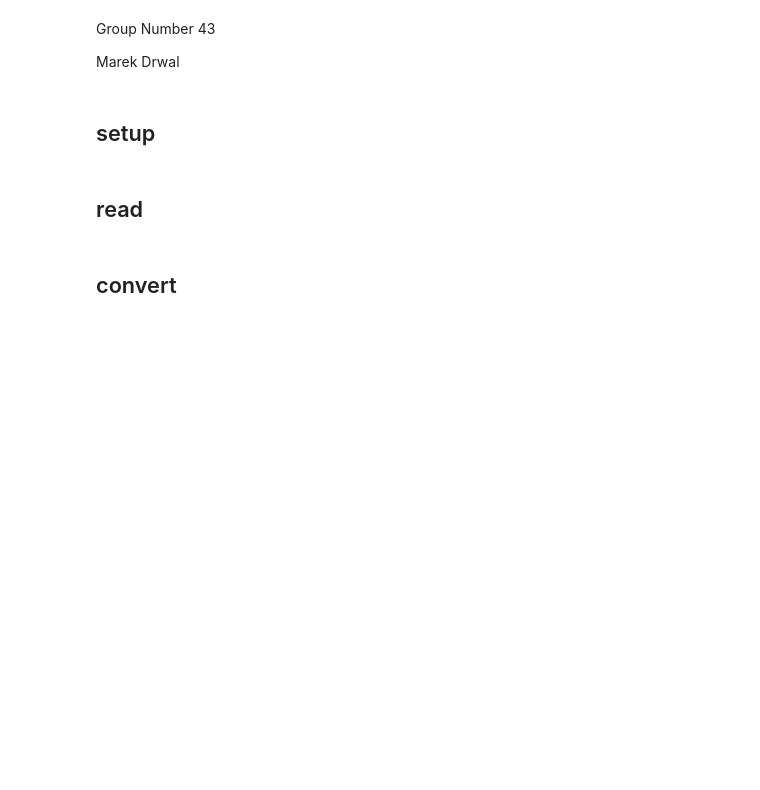
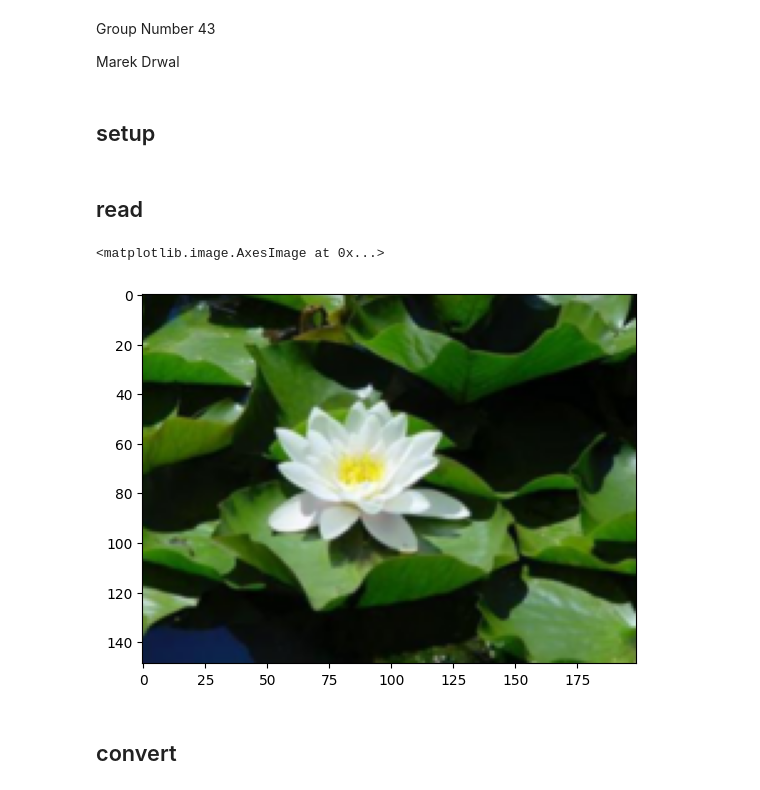
Before and after one commit to marekd6/CV1_labs, a Jupyter notebook: Assignment 01-20251025/cv2_md.ipynb, the cells around one changed output. Drawn from its saved outputs; the diff is of its cells as text; code cells hidden in the pictures; blank space fills up the shorter version.

```diff
--- a/Assignment 01-20251025/cv2_md.ipynb
+++ b/Assignment 01-20251025/cv2_md.ipynb
@@ -15,9 +16,14 @@ import skimage as ski
 # %% [markdown]
 ## read
 # %%
-img_pth = 'Assignment 01-20251025\visual_attention_ds.png'
+img_pth = 'visual_attention_ds.png'
 # %%
 img = ski.io.imread(img_pth)
+# %%
+plt.imshow(img)
+# %% [output]
+<matplotlib.image.AxesImage at 0x...>
+[figure, added]
 # %% [markdown]
 ## convert
 # %%
```
Also changed, not shown: parts of 14 cells of this notebook, 5 other files.
